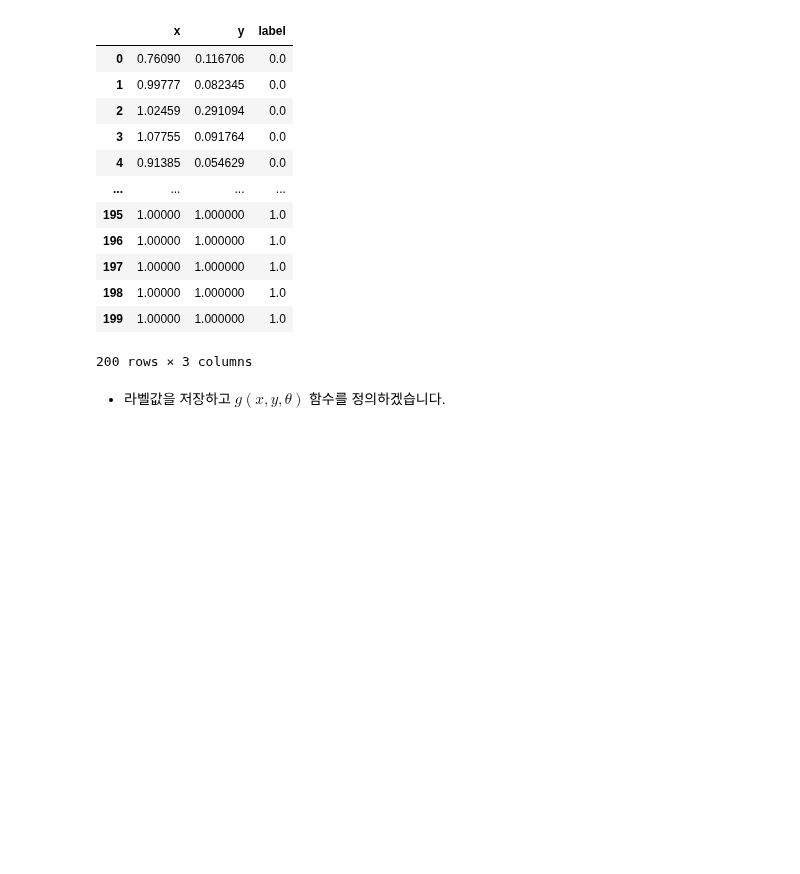
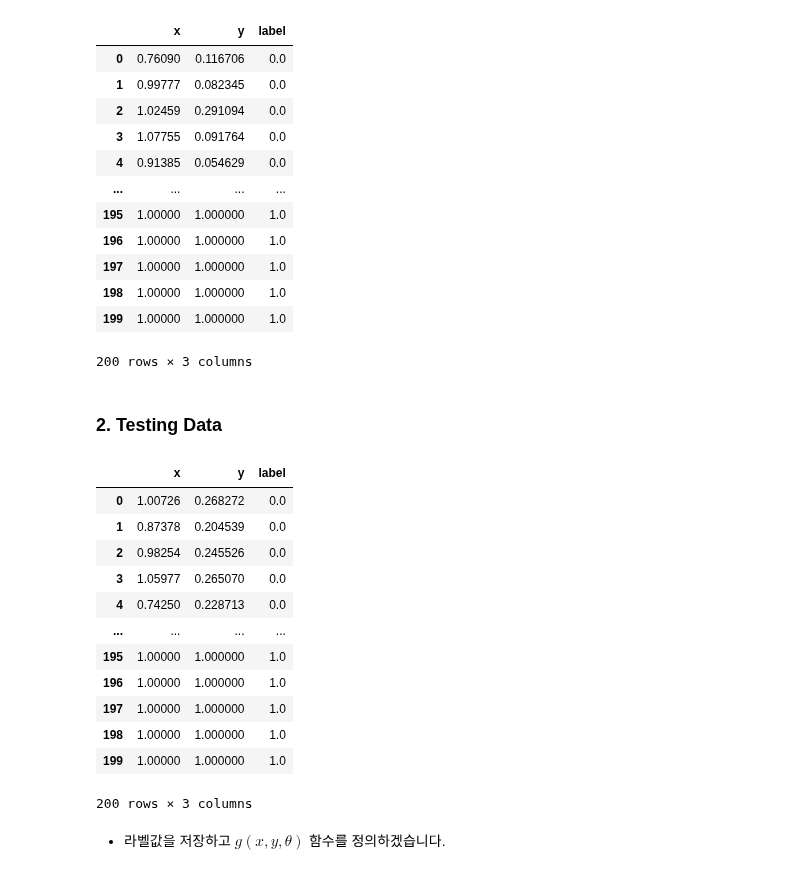
Before and after one commit to minjoong507/Machine-learning-project, a Jupyter notebook: 6week/notebook/assignment-06.ipynb, the cells around one changed output. Saved outputs shown, nothing was run; the diff lists cells and outputs as text; code cells hidden in the pictures; blank space fills up the shorter version.

```diff
--- a/6week/notebook/assignment-06.ipynb
+++ b/6week/notebook/assignment-06.ipynb
@@ -24,3 +26,5 @@ data
 | 198 | 1.00000 | 1.000000 | 1.0 |
 | 199 | 1.00000 | 1.000000 | 1.0 |
 200 rows × 3 columns
+# %% [markdown]
+### 2. Testing Data
@@ -27,3 +33,19 @@ data
+# %%
+test_data
+# %% [output]
+|  | x | y | label |
+| 0 | 1.00726 | 0.268272 | 0.0 |
+| 1 | 0.87378 | 0.204539 | 0.0 |
+| 2 | 0.98254 | 0.245526 | 0.0 |
+| 3 | 1.05977 | 0.265070 | 0.0 |
+| 4 | 0.74250 | 0.228713 | 0.0 |
+| ... | ... | ... | ... |
+| 195 | 1.00000 | 1.000000 | 1.0 |
+| 196 | 1.00000 | 1.000000 | 1.0 |
+| 197 | 1.00000 | 1.000000 | 1.0 |
+| 198 | 1.00000 | 1.000000 | 1.0 |
+| 199 | 1.00000 | 1.000000 | 1.0 |
+200 rows × 3 columns
 # %% [markdown]
 - 라벨값을 저장하고 $g(x,y,\theta)$ 함수를 정의하겠습니다.
 # %%
```
Also changed, not shown: parts of 17 cells of this notebook.
